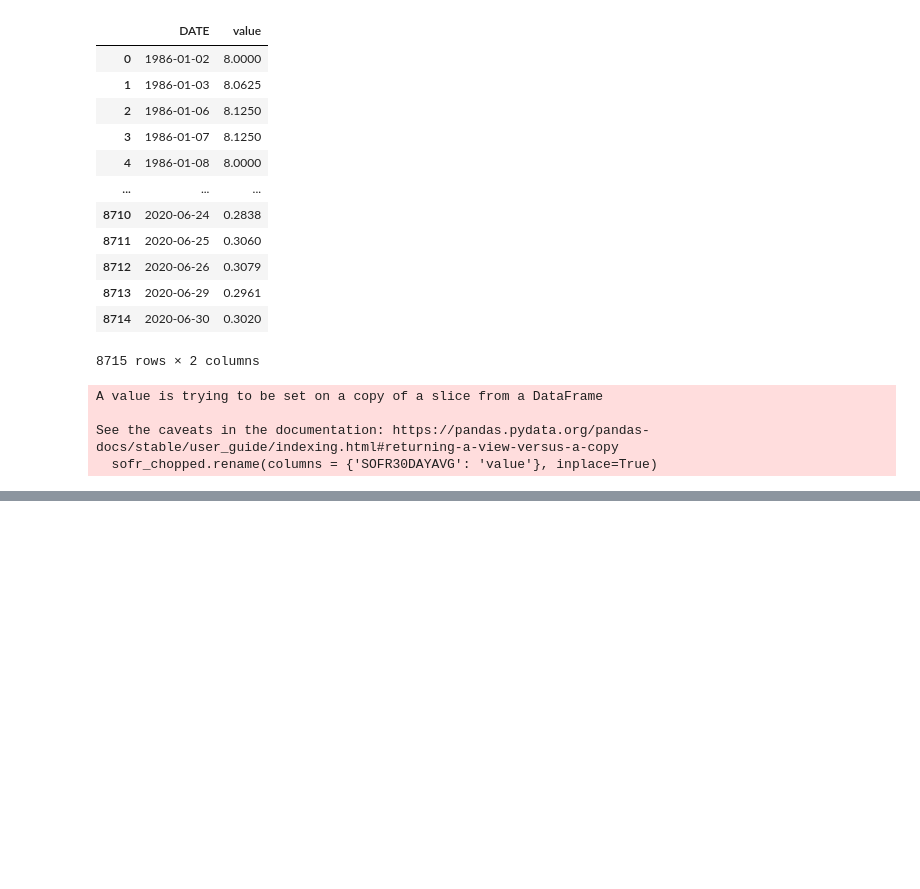
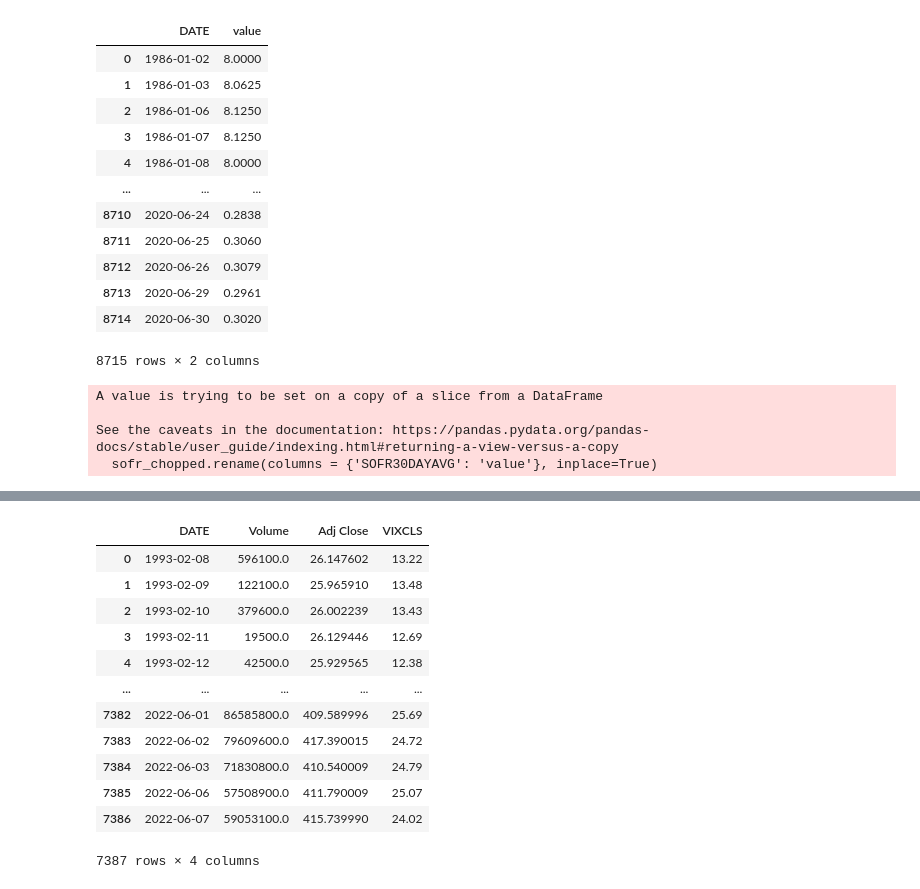
Before and after one commit to elavender1/Bayes_will_conquer_all, a Jupyter notebook: Gather_data.ipynb, the cells around one changed output, grey strips where cells are left out. Saved outputs shown, nothing was run; the diff lists cells and outputs as text; code cells hidden in the pictures; blank space fills up the shorter version.

```diff
--- a/Gather_data.ipynb
+++ b/Gather_data.ipynb
@@ -83,0 +130,17 @@ int_rate
+# %%
+bayes_df = spy_edit.merge(vix, on='DATE')
+bayes_df
+# %% [output]
+|  | DATE | Volume | Adj Close | VIXCLS |
+| 0 | 1993-02-08 | 596100.0 | 26.147602 | 13.22 |
+| 1 | 1993-02-09 | 122100.0 | 25.965910 | 13.48 |
+| 2 | 1993-02-10 | 379600.0 | 26.002239 | 13.43 |
+| 3 | 1993-02-11 | 19500.0 | 26.129446 | 12.69 |
+| 4 | 1993-02-12 | 42500.0 | 25.929565 | 12.38 |
+| ... | ... | ... | ... | ... |
+| 7382 | 2022-06-01 | 86585800.0 | 409.589996 | 25.69 |
+| 7383 | 2022-06-02 | 79609600.0 | 417.390015 | 24.72 |
+| 7384 | 2022-06-03 | 71830800.0 | 410.540009 | 24.79 |
+| 7385 | 2022-06-06 | 57508900.0 | 411.790009 | 25.07 |
+| 7386 | 2022-06-07 | 59053100.0 | 415.739990 | 24.02 |
+7387 rows × 4 columns
```
Also changed, not shown: parts of 20 cells of this notebook.
